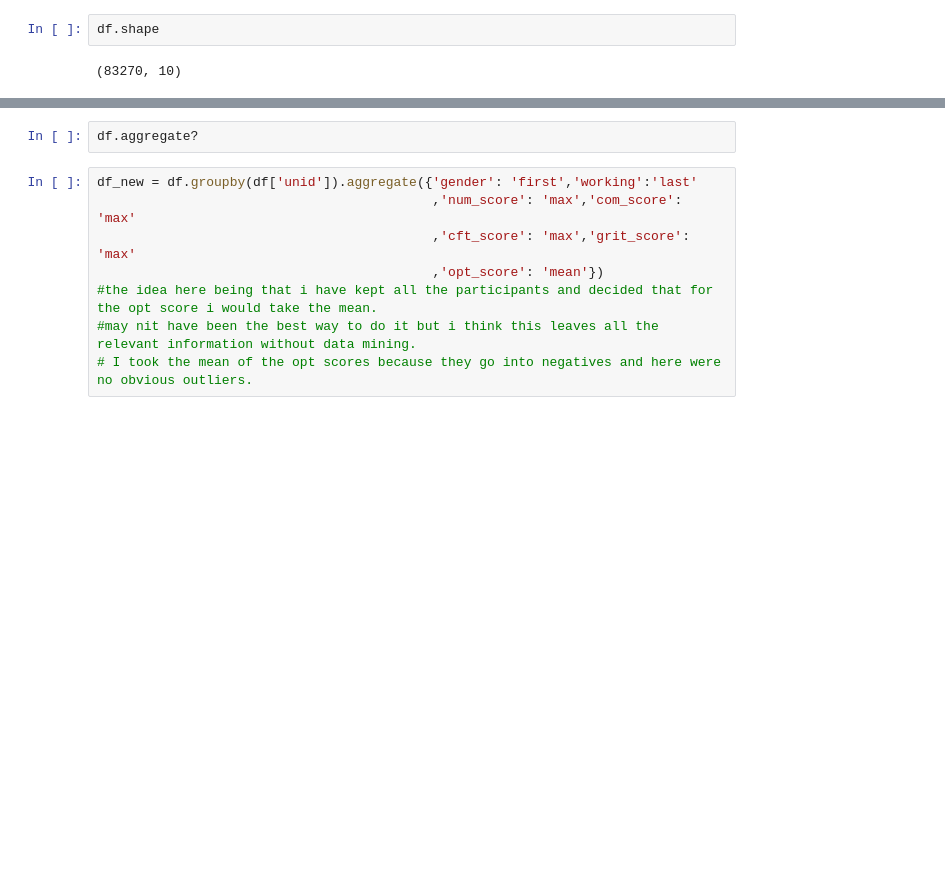
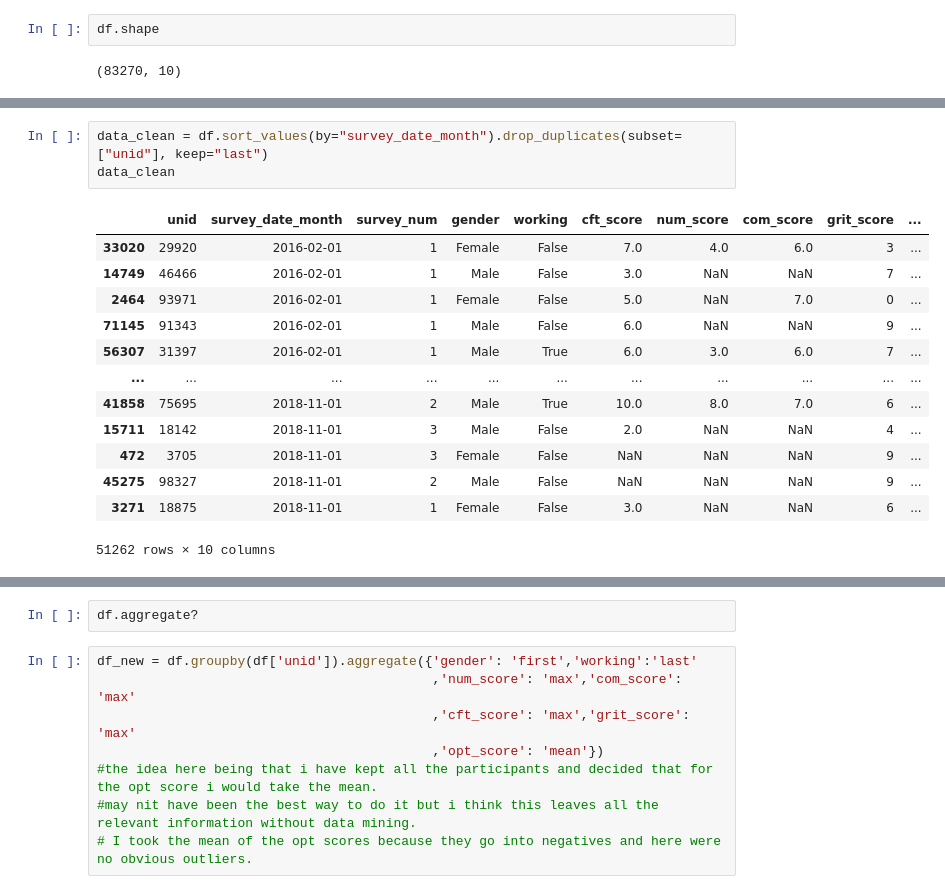
Before and after one commit to smmarjaei/iX_Harambee_Impact_Project, a Jupyter notebook: nick attempt 1.ipynb, the cells around one changed output, grey strips where cells are left out. Saved outputs shown, nothing was run; the diff lists cells and outputs as text; blank space fills up the shorter version.

Commit message:
Update nick attempt 1.ipynb
Added function to remove dupicate unid's and keep the most recent by "survey_date_month"

```diff
--- a/nick attempt 1.ipynb
+++ b/nick attempt 1.ipynb
@@ -176,3 +174,20 @@ print(df.isnull().sum())
+# %%
+data_clean = df.sort_values(by="survey_date_month").drop_duplicates(subset=["unid"], keep="last")
+data_clean
+# %% [output]
+|  | unid | survey_date_month | survey_num | gender | working | cft_score | num_score | com_score | grit_score | ... |
+| 33020 | 29920 | 2016-02-01 | 1 | Female | False | 7.0 | 4.0 | 6.0 | 3 | ... |
+| 14749 | 46466 | 2016-02-01 | 1 | Male | False | 3.0 | NaN | NaN | 7 | ... |
+| 2464 | 93971 | 2016-02-01 | 1 | Female | False | 5.0 | NaN | 7.0 | 0 | ... |
+| 71145 | 91343 | 2016-02-01 | 1 | Male | False | 6.0 | NaN | NaN | 9 | ... |
+| 56307 | 31397 | 2016-02-01 | 1 | Male | True | 6.0 | 3.0 | 6.0 | 7 | ... |
+| ... | ... | ... | ... | ... | ... | ... | ... | ... | ... | ... |
+| 41858 | 75695 | 2018-11-01 | 2 | Male | True | 10.0 | 8.0 | 7.0 | 6 | ... |
+| 15711 | 18142 | 2018-11-01 | 3 | Male | False | 2.0 | NaN | NaN | 4 | ... |
+| 472 | 3705 | 2018-11-01 | 3 | Female | False | NaN | NaN | NaN | 9 | ... |
+| 45275 | 98327 | 2018-11-01 | 2 | Male | False | NaN | NaN | NaN | 9 | ... |
+| 3271 | 18875 | 2018-11-01 | 1 | Female | False | 3.0 | NaN | NaN | 6 | ... |
+51262 rows × 10 columns
 # %%
 print(df.shape)
 
```
Also changed, not shown: parts of 7 cells of this notebook.
